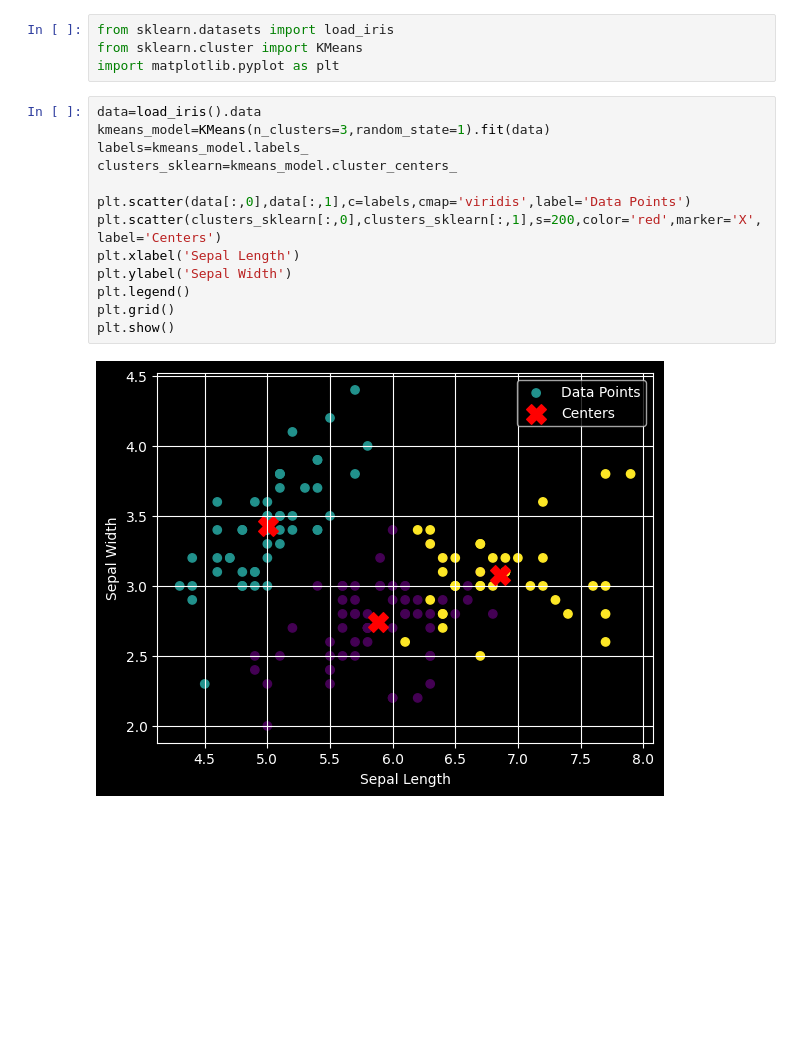
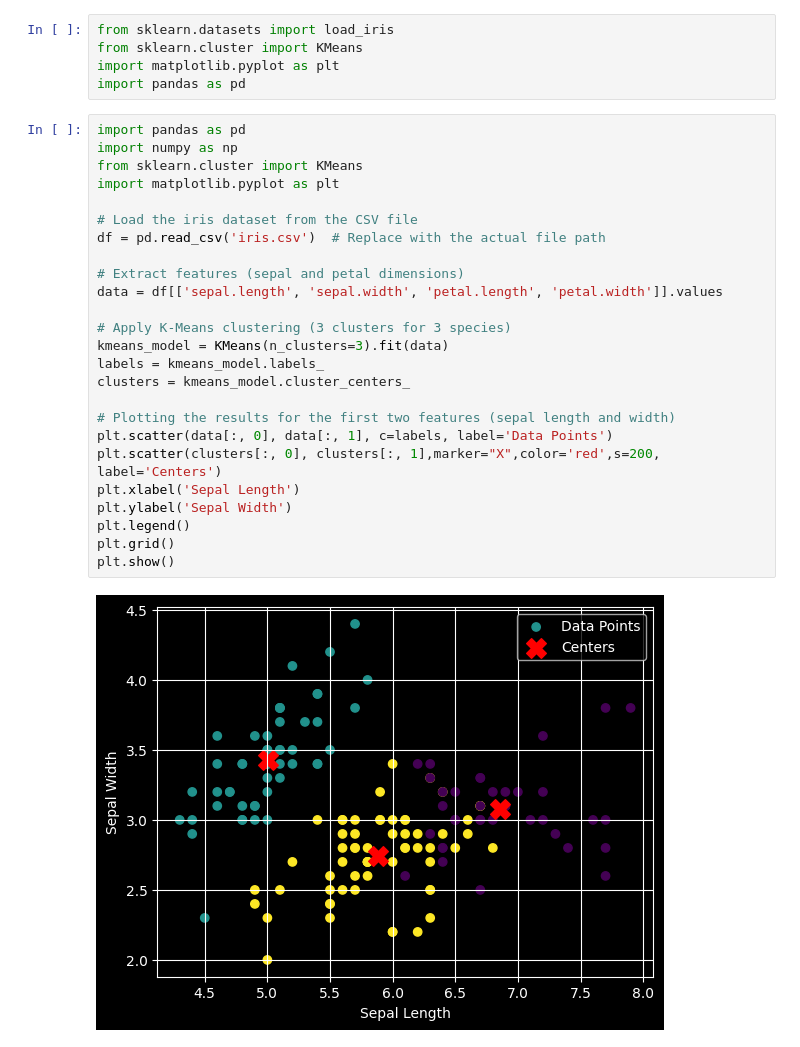
Before and after one commit to AmitavaDatta2004/PYTHON-II-LAB--PCCAIML492-, a Jupyter notebook: pca2/3.ipynb, the cells around one changed output. Cells and saved outputs as stored; diff of their text form; blank space fills up the shorter version.

```diff
--- a/pca2/3.ipynb
+++ b/pca2/3.ipynb
@@ -2,18 +2,31 @@
 from sklearn.datasets import load_iris
 from sklearn.cluster import KMeans
 import matplotlib.pyplot as plt
+import pandas as pd
 # %%
-data=load_iris().data
-kmeans_model=KMeans(n_clusters=3,random_state=1).fit(data)
-labels=kmeans_model.labels_
-clusters_sklearn=kmeans_model.cluster_centers_
+import pandas as pd
+import numpy as np
+from sklearn.cluster import KMeans
+import matplotlib.pyplot as plt
 
-plt.scatter(data[:,0],data[:,1],c=labels,cmap='viridis',label='Data Points')
-plt.scatter(clusters_sklearn[:,0],clusters_sklearn[:,1],s=200,color='red',marker='X',label='Centers')
+# Load the iris dataset from the CSV file
+df = pd.read_csv('iris.csv')  # Replace with the actual file path
+
+# Extract features (sepal and petal dimensions)
+data = df[['sepal.length', 'sepal.width', 'petal.length', 'petal.width']].values
+
+# Apply K-Means clustering (3 clusters for 3 species)
+kmeans_model = KMeans(n_clusters=3).fit(data)
+labels = kmeans_model.labels_
+clusters = kmeans_model.cluster_centers_
+
+# Plotting the results for the first two features (sepal length and width)
+plt.scatter(data[:, 0], data[:, 1], c=labels, label='Data Points')
+plt.scatter(clusters[:, 0], clusters[:, 1],marker="X",color='red',s=200, label='Centers')
 plt.xlabel('Sepal Length')
 plt.ylabel('Sepal Width')
 plt.legend()
 plt.grid()
 plt.show()
 # %% [output]
-[figure, old version]
+[figure, new version]
```
